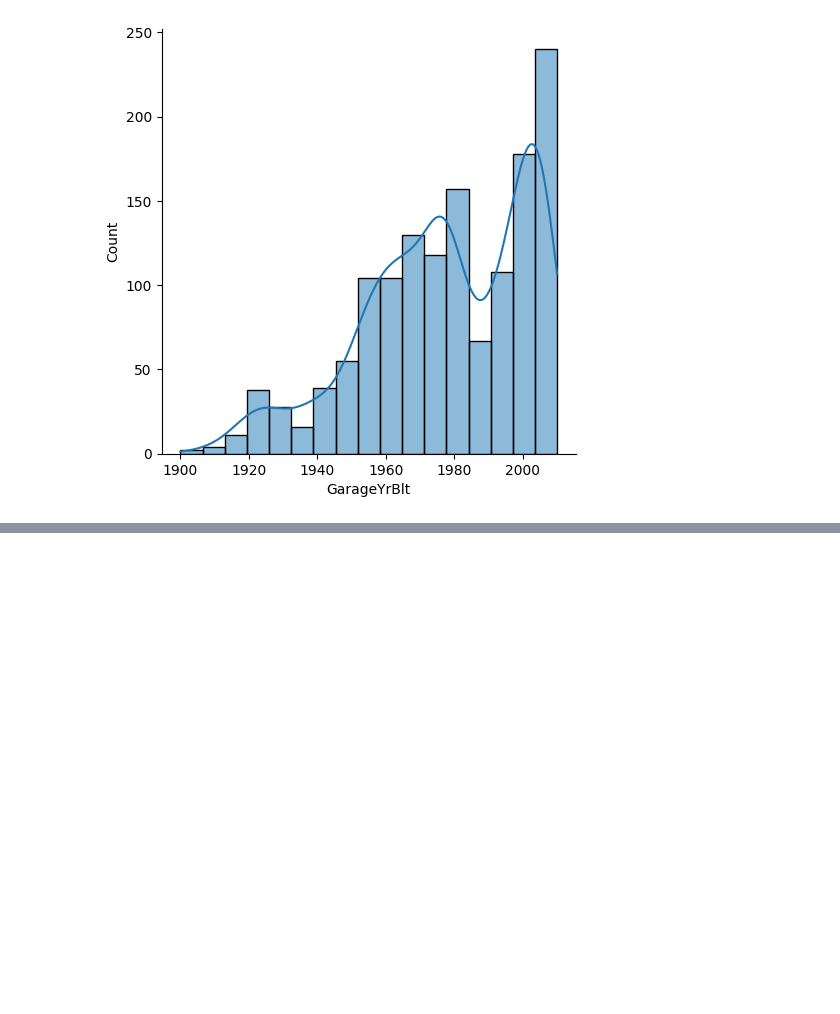
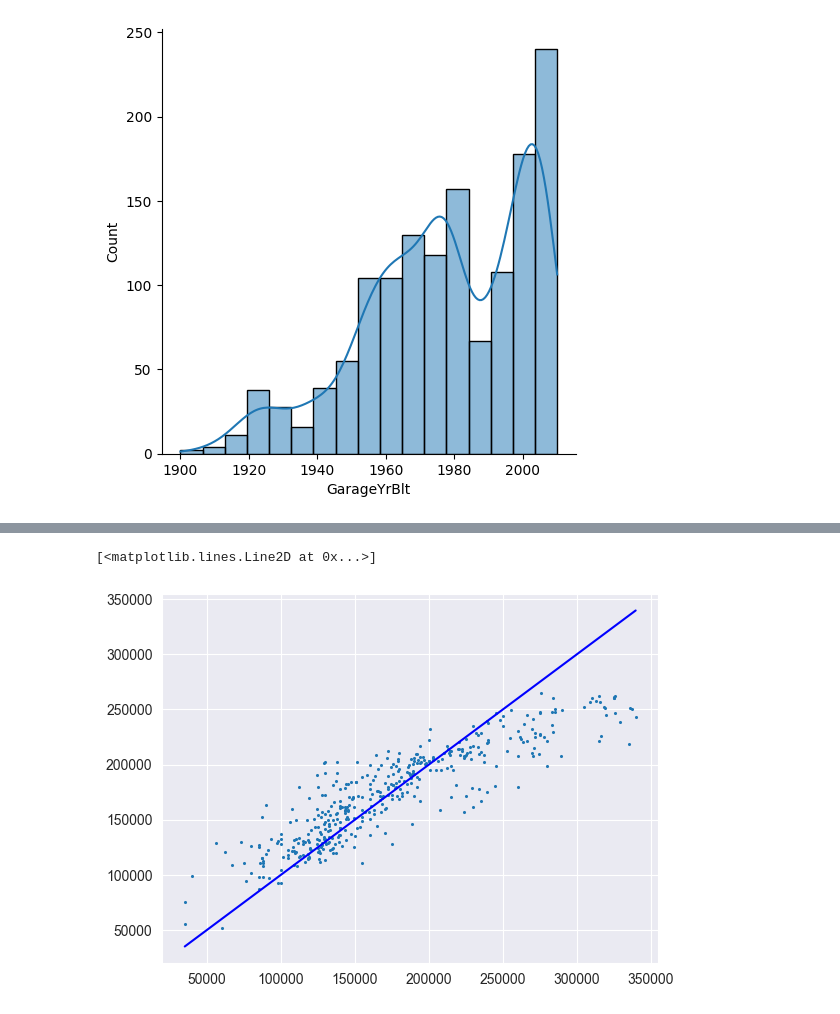
Before and after one commit to jsninoladino/housing_prices, a Jupyter notebook: source/source.ipynb, the cells around one changed output, grey strips where cells are left out. Drawn from its saved outputs; the diff is of its cells as text; code cells hidden in the pictures; blank space fills up the shorter version.

```diff
--- a/source/source.ipynb
+++ b/source/source.ipynb
@@ -253,0 +332,10 @@ sns.displot(train_df2.GarageYrBlt, kde = True)
+# %%
+fig, axs = plt.subplots()
+
+axs.scatter(X_val.SalePrice, X_val.PredSalePrice,s=1.5)
+p1 = max(max(X_val.PredSalePrice), max(X_val.SalePrice))
+p2 = min(min(X_val.PredSalePrice), min(X_val.SalePrice))
+plt.plot([p1, p2], [p1, p2], 'b-')
+# %% [output]
+[<matplotlib.lines.Line2D at 0x...>]
+[figure, added]
```
Also changed, not shown: parts of 12 cells of this notebook.
